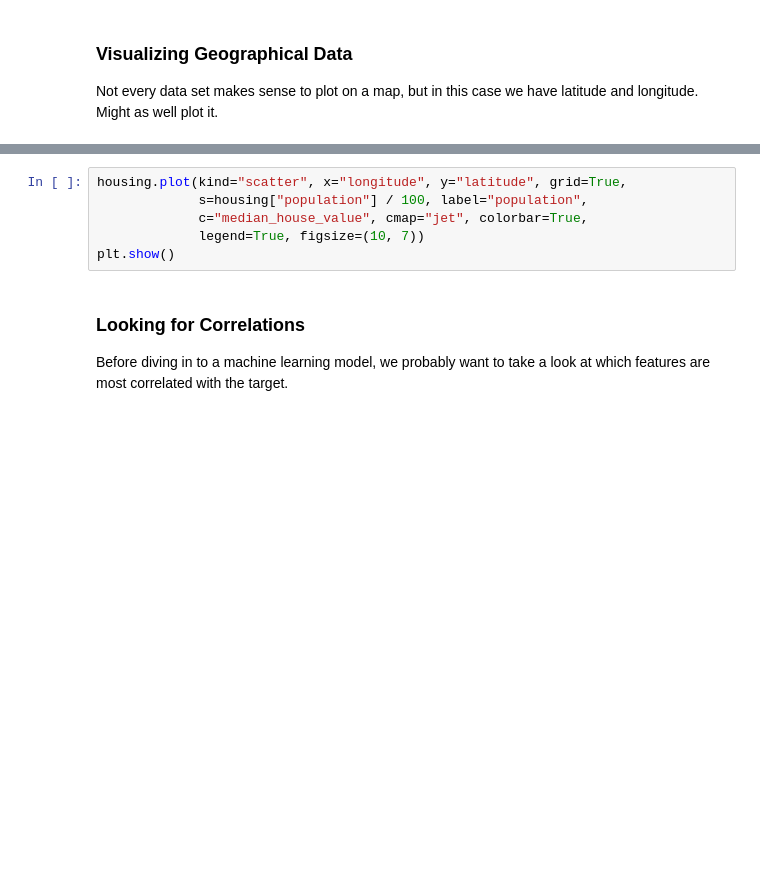
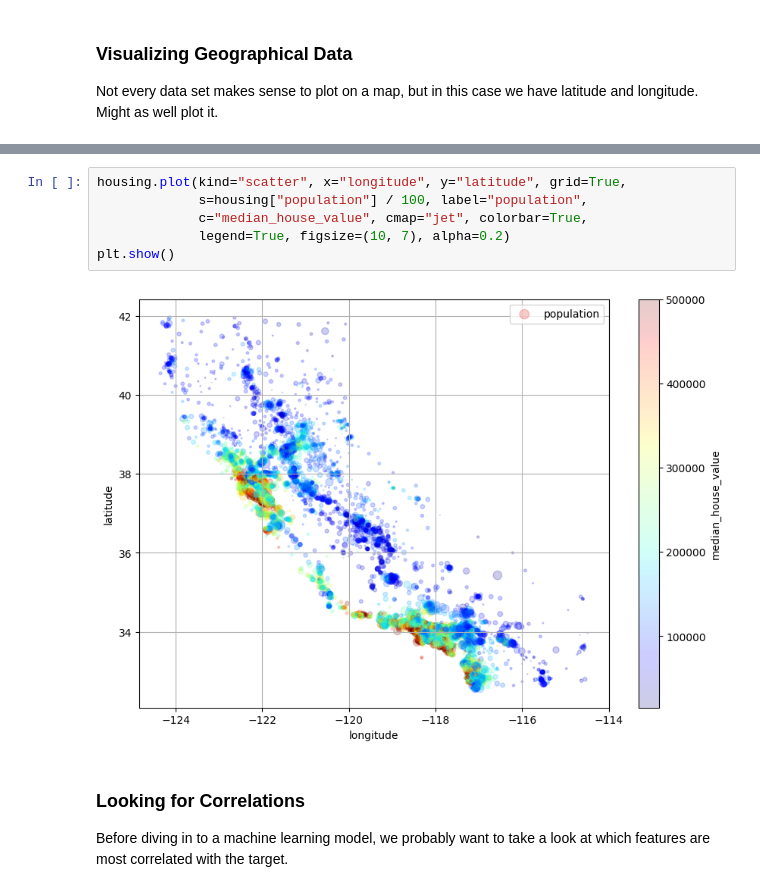
Before and after one commit to fyap898/w25, a Jupyter notebook: lectures/01-data/01_data_exploration.ipynb, the cells around one changed output, grey strips where cells are left out. Drawn from its saved outputs; the diff is of its cells as text; blank space fills up the shorter version.

```diff
--- a/lectures/01-data/01_data_exploration.ipynb
+++ b/lectures/01-data/01_data_exploration.ipynb
@@ -218,9 +242,11 @@ plt.show()
 # %%
 housing.plot(kind="scatter", x="longitude", y="latitude", grid=True,
              s=housing["population"] / 100, label="population",
              c="median_house_value", cmap="jet", colorbar=True,
-             legend=True, figsize=(10, 7))
+             legend=True, figsize=(10, 7), alpha=0.2)
 plt.show()
+# %% [output]
+[figure, added]
 # %% [markdown]
 ### Looking for Correlations
 Before diving in to a machine learning model, we probably want to take a look at which features are most correlated with the target.
```
Also changed, not shown: parts of 19 cells of this notebook.
